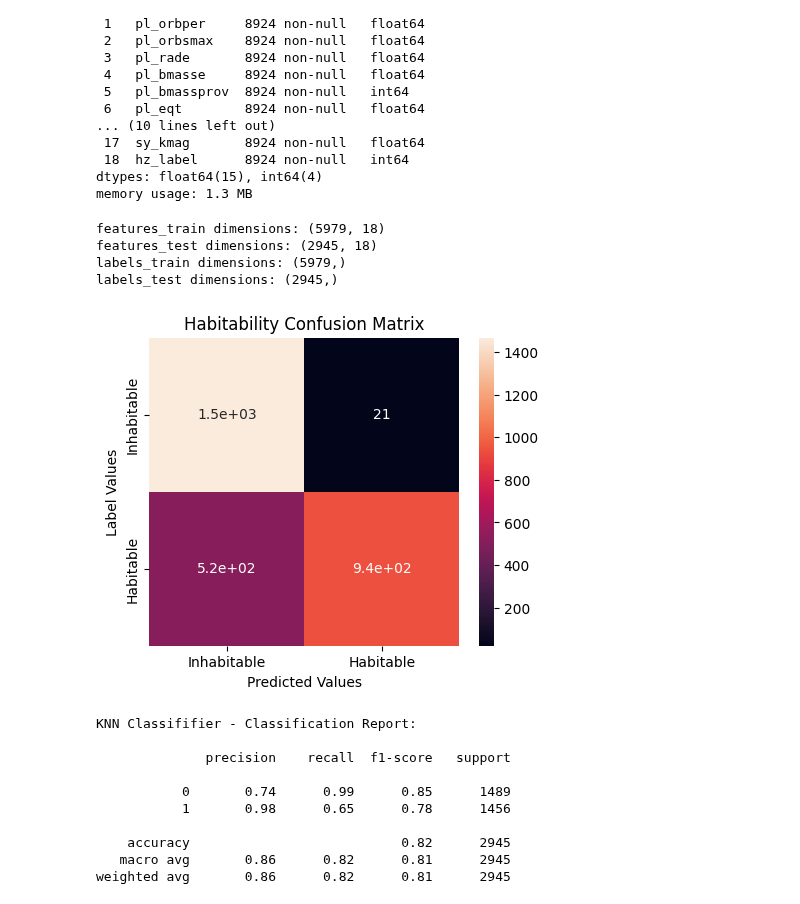
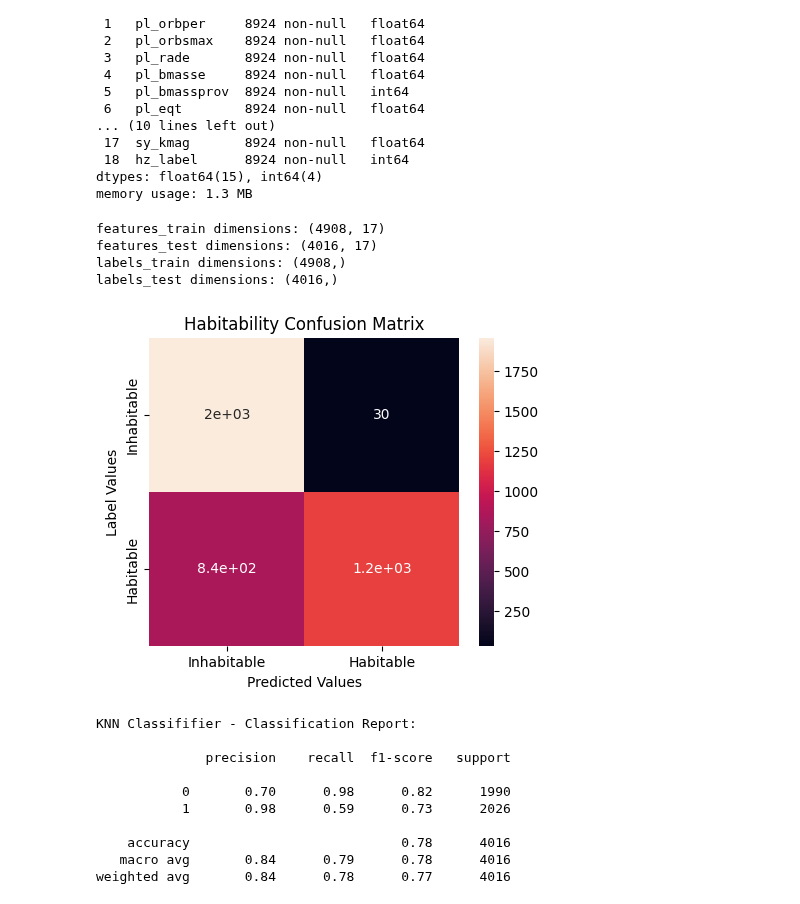
Before and after one commit to christinaxliu/research, a Jupyter notebook: JPL-Caltech/GalaxiesPaper2024/HabitableExoplanetClassifiers/KNN-RandomForest-XGBoost-Classifiers.ipynb, the cells around one changed output. Drawn from its saved outputs; the diff is of its cells as text; code cells hidden in the pictures.

Commit message:
Update the KNN, RandomForest, and XGBoost classifiers. Also calculate and plot the feature importance for RandomForest classifier.

```diff
--- a/JPL-Caltech/GalaxiesPaper2024/HabitableExoplanetClassifiers/KNN-RandomForest-XGBoost-Classifiers.ipynb
+++ b/JPL-Caltech/GalaxiesPaper2024/HabitableExoplanetClassifiers/KNN-RandomForest-XGBoost-Classifiers.ipynb
@@ -274,8 +269,7 @@ missing_value_percentage_data.head(50)
 | hz_label | 0 | 0.000000 |
 # %%
 # Drop off data fields with missing value % >= 25%
-training_prep_data = training_prep_data.drop(['st_spectype'],
-                                             axis = 1)
+training_prep_data = training_prep_data.drop(['st_spectype'], axis = 1)
 training_prep_data.info()
 # %% [output]
 <class 'pandas.core.frame.DataFrame'>
@@ -436,8 +430,7 @@ print(columns_to_drop)
 ['pl_orbsmax', 'pl_insol', 'sy_gaiamag']
 # %%
 # Drop highly correlated data fields
-preprocessed_training_data = balanced_training_prep_data.drop(['pl_orbeccen', 'pl_insol', 'sy_gaiamag'],
-                                                               axis = 1)
+preprocessed_training_data = balanced_training_prep_data.drop(['pl_orbeccen', 'pl_insol', 'sy_gaiamag'], axis = 1)
 preprocessed_training_data.info()
 # %% [output]
 <class 'pandas.core.frame.DataFrame'>
@@ -457,23 +450,28 @@ Data columns (total 19 columns):
  18  hz_label      8924 non-null   int64
 dtypes: float64(15), int64(4)
 memory usage: 1.3 MB
+# %%
+preprocessed_training_data = preprocessed_training_data.drop(['pl_eqt'], axis = 1)
 # %%
 features = preprocessed_training_data.drop('hz_label', axis = 1)
 labels = preprocessed_training_data['hz_label']
+
+# Split the preprocessed_training_data into train and test subsets
 features_train, features_test, labels_train, labels_test = train_test_split(features,
                                                                             labels,
-                                                                            test_size = 0.33,
-                                                                            random_state = 42)
+                                                                            test_size=0.45,
+                                                                            stratify=labels,
+                                                                            random_state=42)
 
 print(f"features_train dimensions: {features_train.shape}")
 print(f"features_test dimensions: {features_test.shape}")
 print(f"labels_train dimensions: {labels_train.shape}")
 print(f"labels_test dimensions: {labels_test.shape}")
 # %% [output]
-features_train dimensions: (5979, 18)
-features_test dimensions: (2945, 18)
-labels_train dimensions: (5979,)
-labels_test dimensions: (2945,)
+features_train dimensions: (4908, 17)
+features_test dimensions: (4016, 17)
+labels_train dimensions: (4908,)
+labels_test dimensions: (4016,)
 # %%
 minMaxScaler = MinMaxScaler()
 features_train = minMaxScaler.fit_transform(features_train)
@@ -498,30 +496,29 @@ def plot_confusion_matrix(labels, predictions):
 
     return confusionMatrix
 # %%
-startTime = time.time()
-knn_classifier = KNeighborsClassifier(n_neighbors=6,
-                                      weights='uniform',
+# Train a KNN classifier
+knn_classifier = KNeighborsClassifier(n_neighbors=5,
+                                      weights='distance',
                                       algorithm='auto',
-                                      leaf_size=5)
-knn_classifier.fit(features_train, labels_train)
+                                      leaf_size=5).fit(features_train, labels_train)
+
+# Predict the samples in the test subset
 knn_classifier_predictions = knn_classifier.predict(features_test)
-knn_classifier_time = time.time() - startTime
 
+# Plot the confusion matrix and print out the classification evaluation report
 knn_classifier_accuracy = accuracy_score(labels_test, knn_classifier_predictions)
 knn_classifier_confusion_matrix = plot_confusion_matrix(labels_test, knn_classifier_predictions)
-
 print(f"KNN Classififier - Classification Report:\n")
 print(classification_report(labels_test, knn_classifier_predictions))
-del startTime
 # %% [output]
-[figure, old version]
+[figure, new version]
 KNN Classififier - Classification Report:
 
               precision    recall  f1-score   support
 
-           0       0.74      0.99      0.85      1489
-           1       0.98      0.65      0.78      1456
+           0       0.70      0.98      0.82      1990
+           1       0.98      0.59      0.73      2026
 
-    accuracy                           0.82      2945
-   macro avg       0.86      0.82      0.81      2945
-weighted avg       0.86      0.82      0.81      2945
+    accuracy                           0.78      4016
+   macro avg       0.84      0.79      0.78      4016
+weighted avg       0.84      0.78      0.77      4016
```
Also changed, not shown: parts of 11 cells of this notebook.
